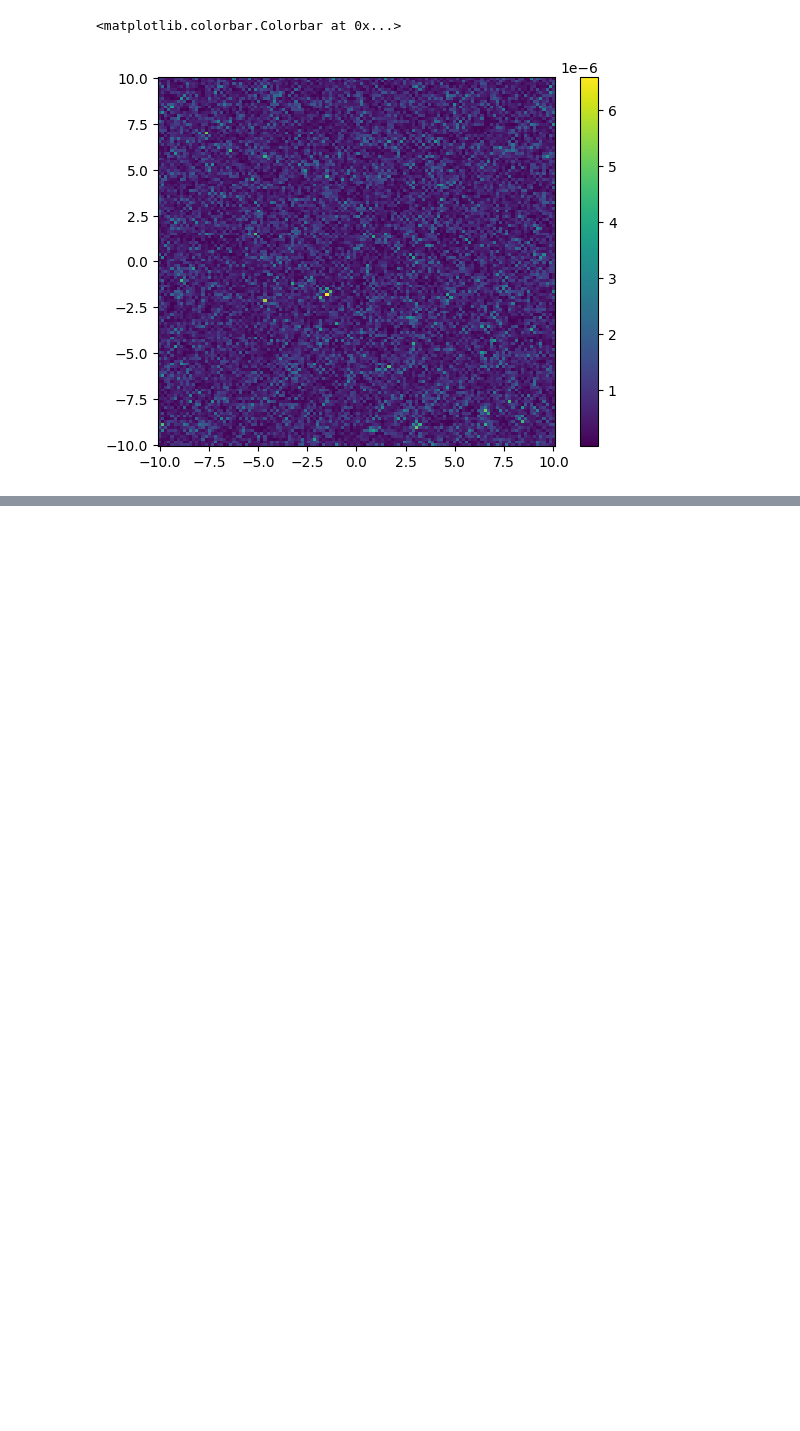
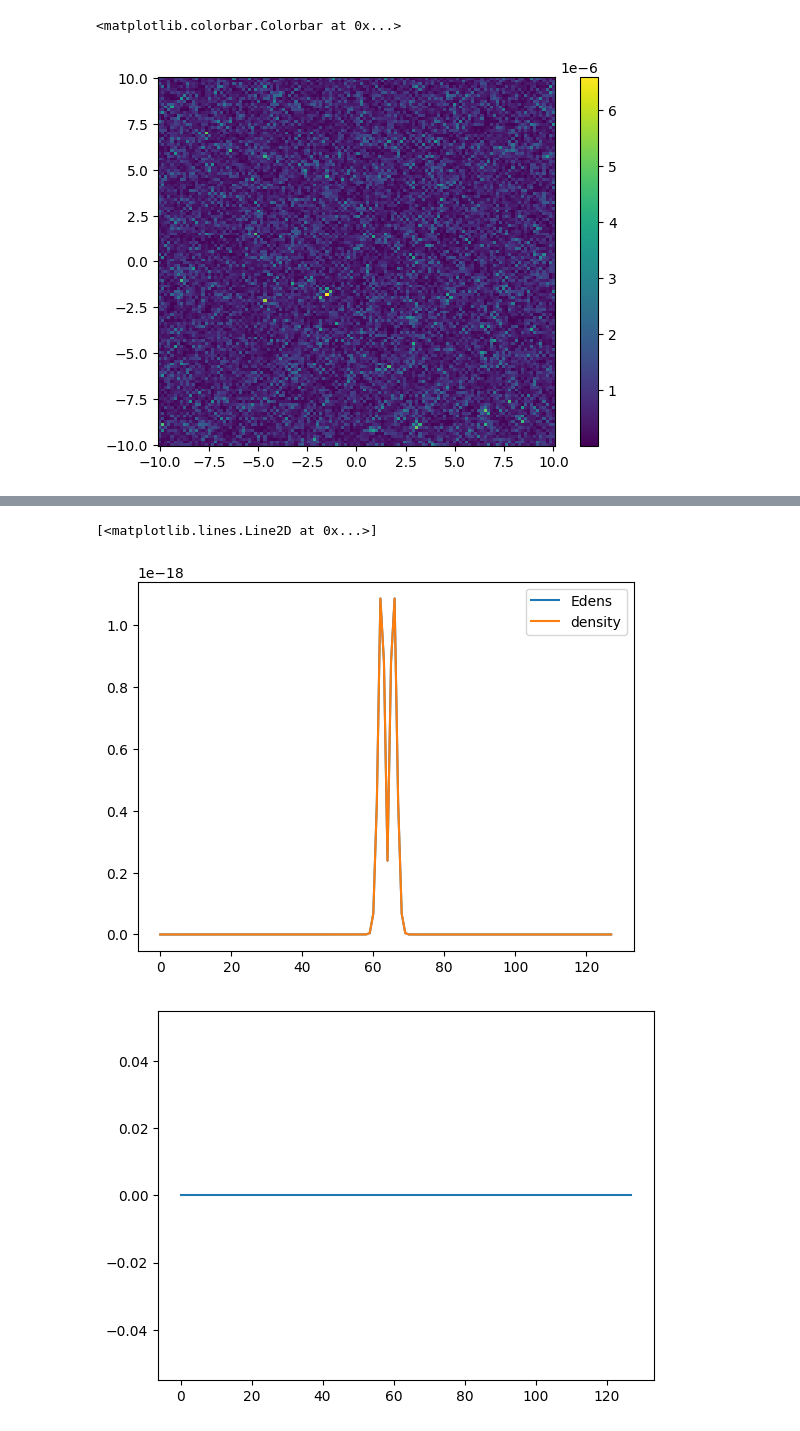
Before and after one commit to lsou343/Scalarverse, a Jupyter notebook: Exec/Inflation/Newtonian/Analysis/Visualization.ipynb, the cells around one changed output, grey strips where cells are left out. Cells and saved outputs as stored; diff of their text form; code cells hidden in the pictures; blank space fills up the shorter version.

```diff
--- a/Exec/Inflation/Newtonian/Analysis/Visualization.ipynb
+++ b/Exec/Inflation/Newtonian/Analysis/Visualization.ipynb
@@ -189,0 +248,12 @@ print((data[i,j,incr(k)] - data[i,j,decr(k)]) ** 2)
+# %%
+rhs1 = ds.covering_grid(level=0, left_edge=[0,0,0],dims=[128,128,128])["boxlib","Edens"]
+rhs2 = ds.covering_grid(level=0, left_edge=[0,0,0],dims=[128,128,128])["boxlib","density"]
+plt.plot(rhs1[:,j,k], label="Edens")
+plt.plot(rhs2[:,j,k], label="density")
+plt.legend()
+plt.figure()
+plt.plot(np.array(rhs1[:,j,k])-np.array(rhs2[:,j,k]))
+# %% [output]
+[<matplotlib.lines.Line2D at 0x...>]
+[figure, added]
+[figure, added]
```
Also changed, not shown: parts of 18 cells of this notebook, 7 other files.
